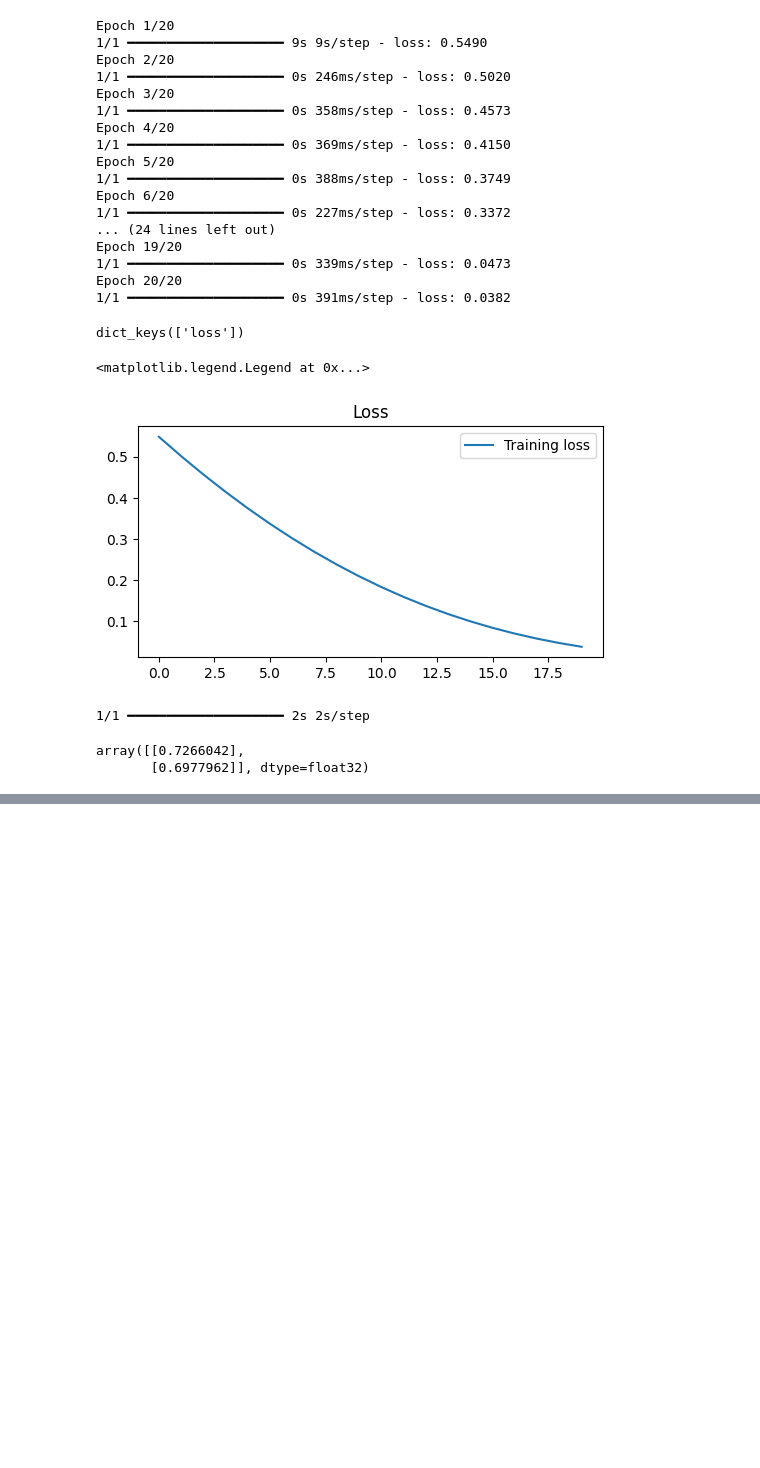
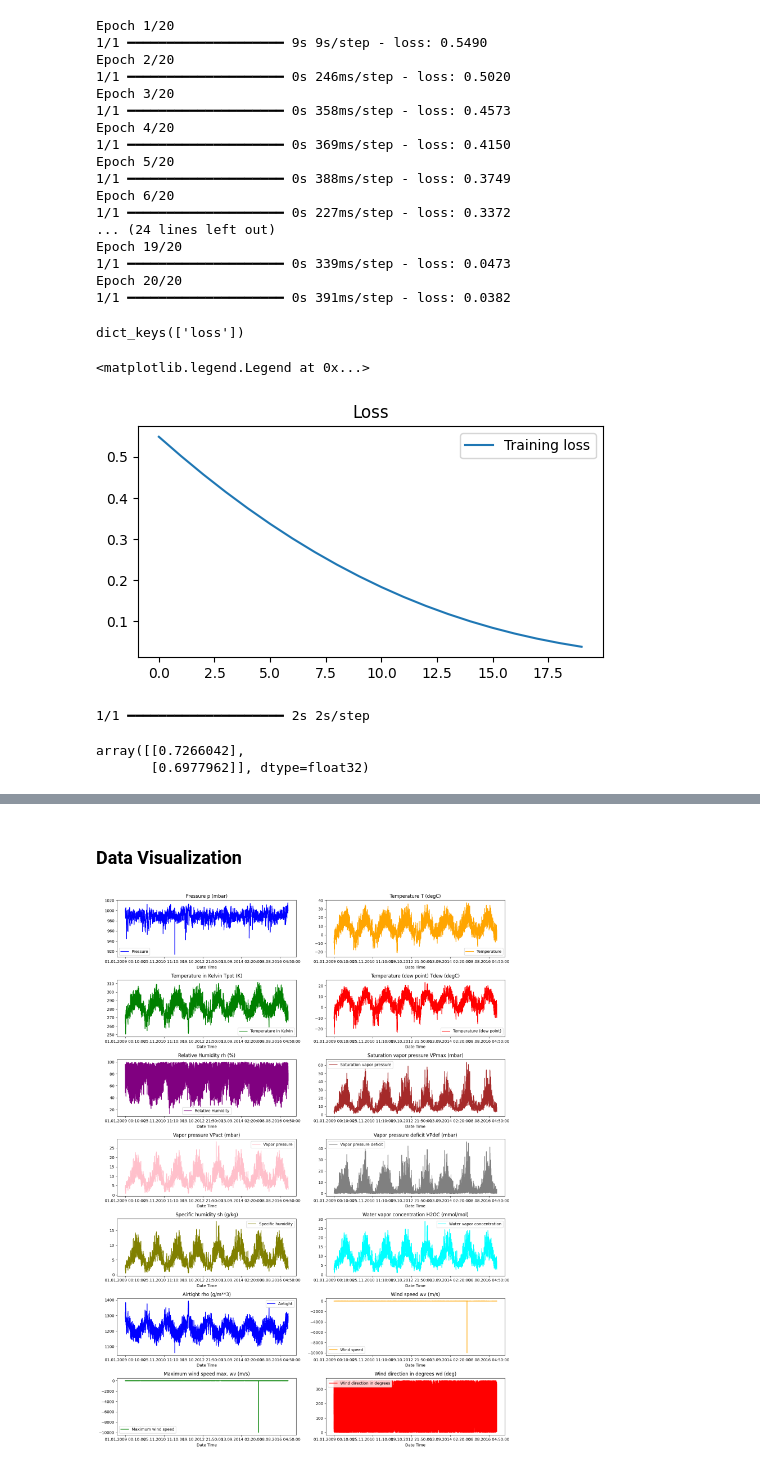
Before and after one commit to mausam1112/TechAxis, a Jupyter notebook: class1/day64-rnn.ipynb, the cells around one changed output, grey strips where cells are left out. Drawn from its saved outputs; the diff is of its cells as text; code cells hidden in the pictures; blank space fills up the shorter version.

```diff
--- a/class1/day64-rnn.ipynb
+++ b/class1/day64-rnn.ipynb
@@ -63,0 +81,5 @@ array([[0.7266042],
+# %%
+filepath = "D:/Projects/TechAxis/class1/data/jena_climate_2009_2016.csv/jena_climate_2009_2016.csv"
+
+df = pd.read_csv(filepath)
+df.head(3)
@@ -63,0 +91,73 @@ array([[0.7266042],
+# %% [markdown]
+### Data Visualization
+# %%
+titles = [
+    "Pressure",
+    "Temperature",
+    "Temperature in Kelvin",
+    "Temperature (dew point)",
+    "Relative Humidity",
+    "Saturation vapor pressure",
+    "Vapor pressure",
+    "Vapor pressure deficit",
+    "Specific humidity",
+    "Water vapor concentration",
+    "Airtight",
+    "Wind speed",
+    "Maximum wind speed",
+    "Wind direction in degrees",
+]
+
+feature_keys = [
+    "p (mbar)",
+    "T (degC)",
+    "Tpot (K)",
+    "Tdew (degC)",
+    "rh (%)",
+    "VPmax (mbar)",
+    "VPact (mbar)",
+    "VPdef (mbar)",
+    "sh (g/kg)",
+    "H2OC (mmol/mol)",
+    "rho (g/m**3)",
+    "wv (m/s)",
+    "max. wv (m/s)",
+    "wd (deg)",
+]
+
+colors = [
+    "blue",
+    "orange",
+    "green",
+    "red",
+    "purple",
+    "brown",
+    "pink",
+    "gray",
+    "olive",
+    "cyan",
+]
+
+date_time_key = "Date Time"
+
+def visualize_data(data):
+    dt = data[date_time_key]
+    fig, axes = plt.subplots(7, 2, figsize=(15, 20))
+
+    for i in range(len(feature_keys)):
+        column = feature_keys[i]
+        color = colors[i % len(colors)]
+        t_data = data[column]
+        t_data.index = dt
+        ax = t_data.plot(
+            ax = axes[i // 2, i % 2],
+            color=color,
+            title=f"{titles[i]} {column}",
+            # rot=25
+        )
+        ax.legend([titles[i]])
+    plt.tight_layout()
+
+visualize_data(df)
+# %% [output]
+[figure, added]
```
Also changed, not shown: parts of 24 cells of this notebook.
